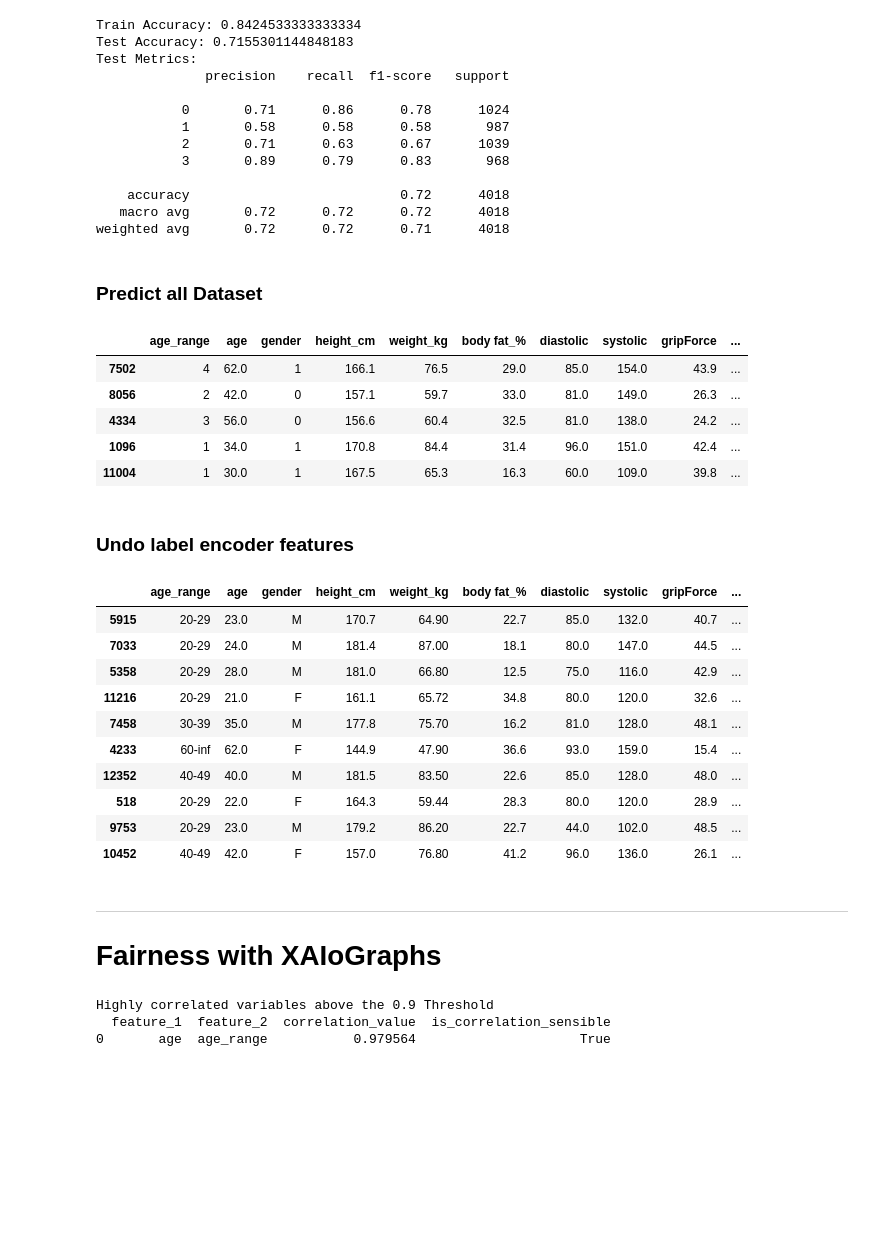
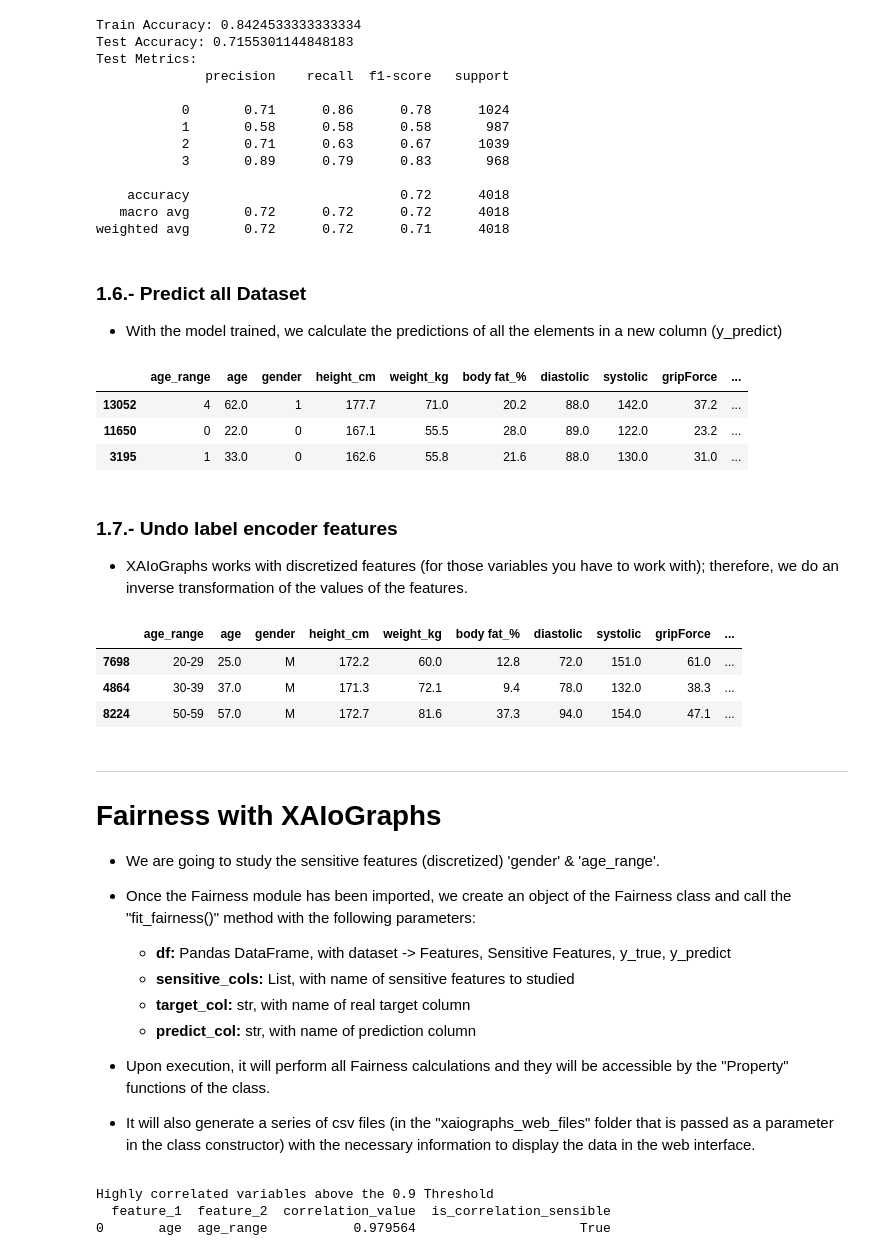
Before and after one commit to Telefonica/XAIoGraphs, a Jupyter notebook: examples/Fairness_example/fairness_xaiographs_example.ipynb, the cells around one changed output. Saved outputs shown, nothing was run; the diff lists cells and outputs as text; code cells hidden in the pictures; blank space fills up the shorter version.

Commit message:
Notebook Fairness incomplete

```diff
--- a/examples/Fairness_example/fairness_xaiographs_example.ipynb
+++ b/examples/Fairness_example/fairness_xaiographs_example.ipynb
@@ -93,49 +135,58 @@ Test Metrics:
     accuracy                           0.72      4018
    macro avg       0.72      0.72      0.72      4018
 weighted avg       0.72      0.72      0.71      4018
-# %% [markdown]
-### Predict all Dataset
+# %% [markdown]
+### 1.6.- Predict all Dataset
+
+* With the model trained, we calculate the predictions of all the elements in a new column (y_predict)
 # %%
 from copy import deepcopy
 x_cols = df.columns.drop('y_true').tolist()
 
 # Calculate predictions
 df['y_predict'] = model.predict(df[x_cols])
-df.sample(5)
+df.sample(3)
 # %% [output]
 |  | age_range | age | gender | height_cm | weight_kg | body fat_% | diastolic | systolic | gripForce | ... |
-| 7502 | 4 | 62.0 | 1 | 166.1 | 76.5 | 29.0 | 85.0 | 154.0 | 43.9 | ... |
-| 8056 | 2 | 42.0 | 0 | 157.1 | 59.7 | 33.0 | 81.0 | 149.0 | 26.3 | ... |
-| 4334 | 3 | 56.0 | 0 | 156.6 | 60.4 | 32.5 | 81.0 | 138.0 | 24.2 | ... |
-| 1096 | 1 | 34.0 | 1 | 170.8 | 84.4 | 31.4 | 96.0 | 151.0 | 42.4 | ... |
-| 11004 | 1 | 30.0 | 1 | 167.5 | 65.3 | 16.3 | 60.0 | 109.0 | 39.8 | ... |
+| 13052 | 4 | 62.0 | 1 | 177.7 | 71.0 | 20.2 | 88.0 | 142.0 | 37.2 | ... |
+| 11650 | 0 | 22.0 | 0 | 167.1 | 55.5 | 28.0 | 89.0 | 122.0 | 23.2 | ... |
+| 3195 | 1 | 33.0 | 0 | 162.6 | 55.8 | 21.6 | 88.0 | 130.0 | 31.0 | ... |
-# %% [markdown]
-### Undo label encoder features
+# %% [markdown]
+### 1.7.- Undo label encoder features
+
+* XAIoGraphs works with discretized features (for those variables you have to work with); therefore, we do an inverse transformation of the values of the features.
 # %%
 import warnings
 warnings.filterwarnings(action='ignore', category=DeprecationWarning)
 
 df['age_range'] = lb_age_range.inverse_transform(df['age_range'])
 df['gender'] = lb_gen.inverse_transform(df['gender'])
 df['y_true'] = lb_y.inverse_transform(df['y_true'])
 df['y_predict'] = lb_y.inverse_transform(df['y_predict'])
-df.sample(10)
+df.sample(3)
 # %% [output]
 |  | age_range | age | gender | height_cm | weight_kg | body fat_% | diastolic | systolic | gripForce | ... |
-| 5915 | 20-29 | 23.0 | M | 170.7 | 64.90 | 22.7 | 85.0 | 132.0 | 40.7 | ... |
-| 7033 | 20-29 | 24.0 | M | 181.4 | 87.00 | 18.1 | 80.0 | 147.0 | 44.5 | ... |
-| 5358 | 20-29 | 28.0 | M | 181.0 | 66.80 | 12.5 | 75.0 | 116.0 | 42.9 | ... |
-| 11216 | 20-29 | 21.0 | F | 161.1 | 65.72 | 34.8 | 80.0 | 120.0 | 32.6 | ... |
-| 7458 | 30-39 | 35.0 | M | 177.8 | 75.70 | 16.2 | 81.0 | 128.0 | 48.1 | ... |
-| 4233 | 60-inf | 62.0 | F | 144.9 | 47.90 | 36.6 | 93.0 | 159.0 | 15.4 | ... |
-| 12352 | 40-49 | 40.0 | M | 181.5 | 83.50 | 22.6 | 85.0 | 128.0 | 48.0 | ... |
-| 518 | 20-29 | 22.0 | F | 164.3 | 59.44 | 28.3 | 80.0 | 120.0 | 28.9 | ... |
-| 9753 | 20-29 | 23.0 | M | 179.2 | 86.20 | 22.7 | 44.0 | 102.0 | 48.5 | ... |
-| 10452 | 40-49 | 42.0 | F | 157.0 | 76.80 | 41.2 | 96.0 | 136.0 | 26.1 | ... |
+| 7698 | 20-29 | 25.0 | M | 172.2 | 60.0 | 12.8 | 72.0 | 151.0 | 61.0 | ... |
+| 4864 | 30-39 | 37.0 | M | 171.3 | 72.1 | 9.4 | 78.0 | 132.0 | 38.3 | ... |
+| 8224 | 50-59 | 57.0 | M | 172.7 | 81.6 | 37.3 | 94.0 | 154.0 | 47.1 | ... |
-# %% [markdown]
-<hr>
-
-# Fairness with XAIoGraphs
+# %% [markdown]
+<hr>
+
+# Fairness with XAIoGraphs
+
+
+* We are going to study the sensitive features (discretized) 'gender' & 'age_range'.
+
+* Once the Fairness module has been imported, we create an object of the Fairness class and call the "fit_fairness()" method with the following parameters:
+
+    + **df:** Pandas DataFrame, with dataset -> Features, Sensitive Features, y_true, y_predict
+    + **sensitive_cols:** List, with name of sensitive features to studied
+    + **target_col:** str, with name of real target column
+    + **predict_col:** str, with name of prediction column
+
+* Upon execution, it will perform all Fairness calculations and they will be accessible by the "Property" functions of the class.
+
+* It will also generate a series of csv files (in the "xaiographs_web_files" folder that is passed as a parameter in the class constructor) with the necessary information to display the data in the web interface.
 # %%
 from xaiographs.fairness import Fairness
 
```
Also changed, not shown: parts of 13 cells of this notebook.
